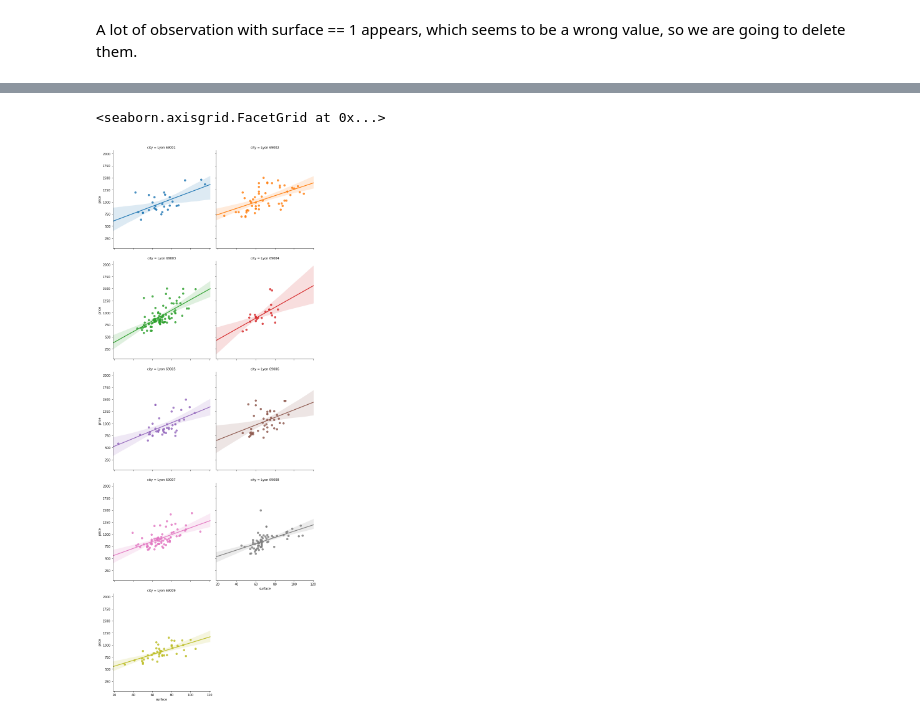
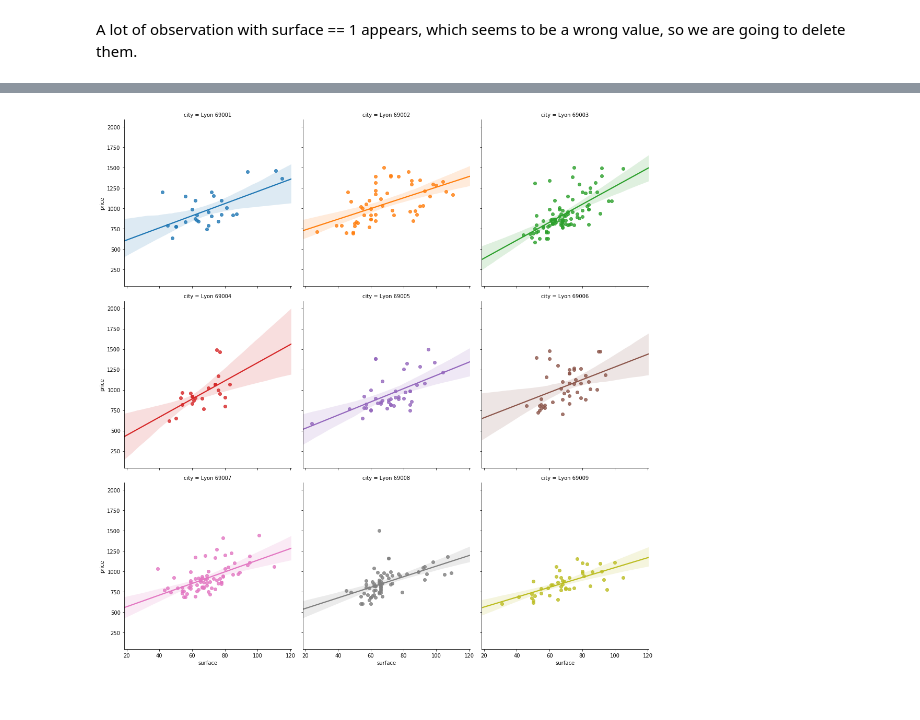
Before and after one commit to Rhesous/Scrapping_example_LBC, a Jupyter notebook: Rent quick analysis in Lyon.ipynb, the cells around one changed output, grey strips where cells are left out. Drawn from its saved outputs; the diff is of its cells as text; code cells hidden in the pictures.

```diff
--- a/Rent quick analysis in Lyon.ipynb
+++ b/Rent quick analysis in Lyon.ipynb
@@ -45,8 +44,8 @@ sns.lmplot(y="price",x='surface', hue="city",data=df,fit_reg=False)
 [figure]
 # %%
-sns.lmplot(y="price",x='surface', hue="city", col="city",data=df,col_wrap=2)
+sns.lmplot(y="price",x='surface', hue="city", col="city",data=df,col_wrap=3)
+plt.show()
 # %% [output]
-<seaborn.axisgrid.FacetGrid at 0x...>
-[figure, old version]
+[figure, new version]
 # %%
 sns.pairplot(df.dropna(), kind="reg",hue="nb_rooms")
```
Also changed, not shown: parts of 3 cells of this notebook, 2 other files.
